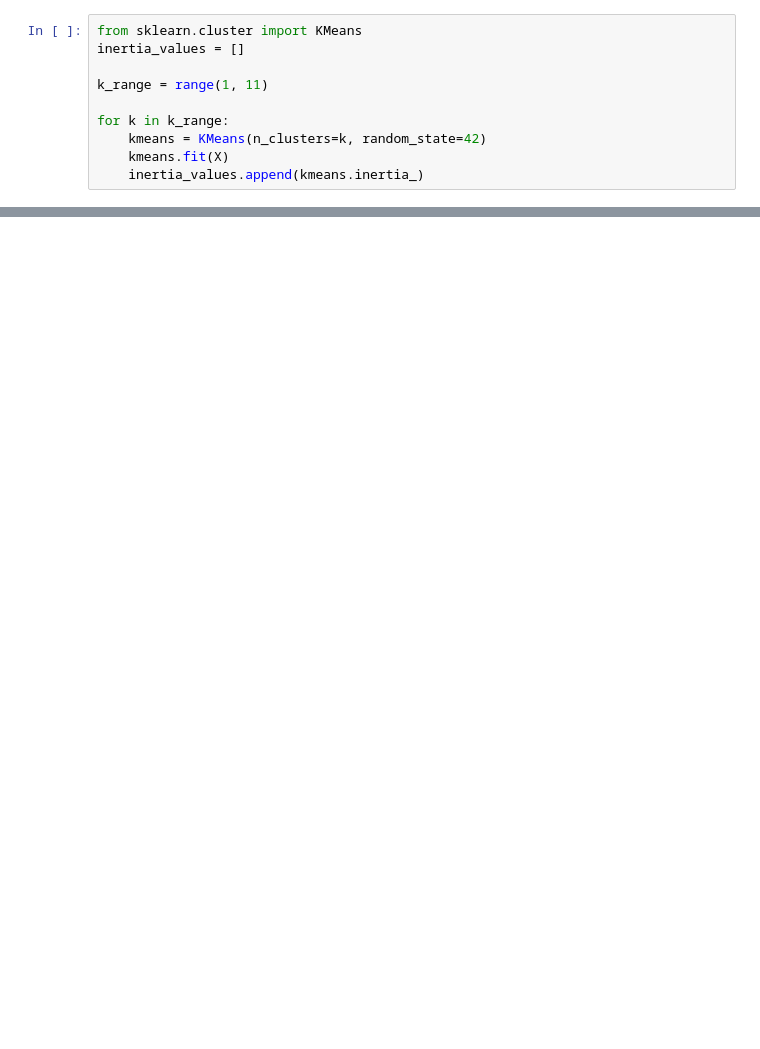
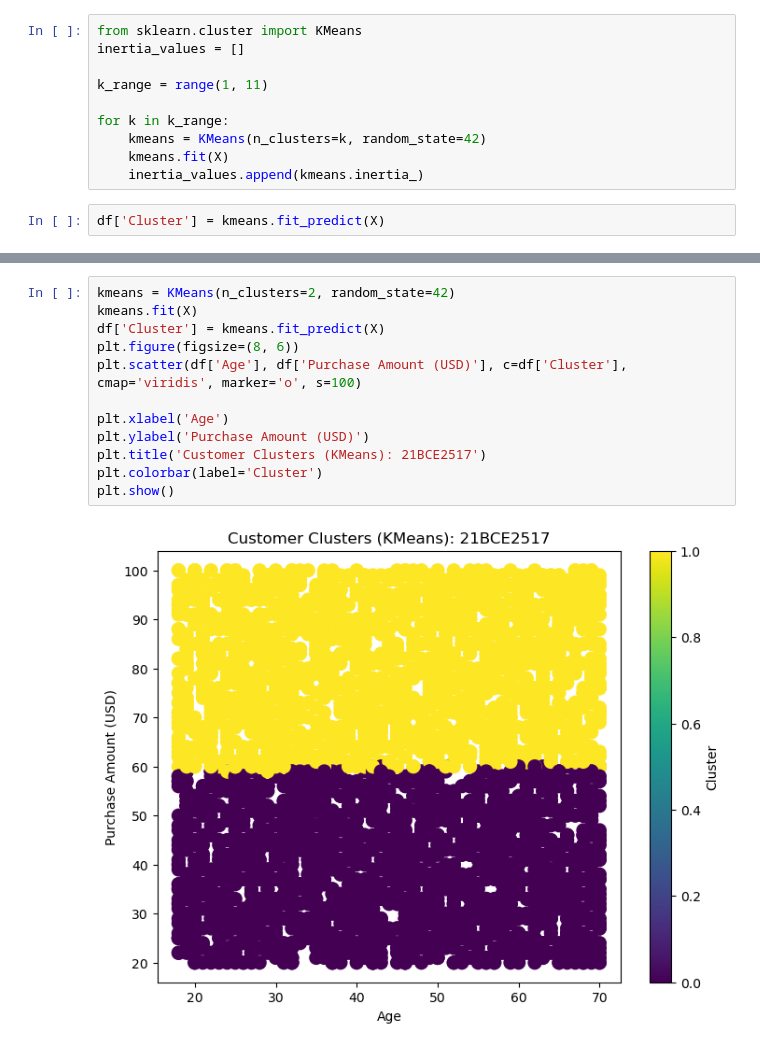
Before and after one commit to pxndey/machine_learning_lab, a Jupyter notebook: DA3_Q02.ipynb, the cells around one changed output, grey strips where cells are left out. Cells and saved outputs as stored; diff of their text form; blank space fills up the shorter version.

```diff
--- a/DA3_Q02.ipynb
+++ b/DA3_Q02.ipynb
@@ -84,6 +91,8 @@ for k in k_range:
     kmeans = KMeans(n_clusters=k, random_state=42)
     kmeans.fit(X)
     inertia_values.append(kmeans.inertia_)
+# %%
+df['Cluster'] = kmeans.fit_predict(X)
 # %%
 plt.figure(figsize=(8, 6))
 plt.plot(k_range, inertia_values, 'bo-', markersize=8)
@@ -95,0 +105,14 @@ plt.show()
+# %%
+kmeans = KMeans(n_clusters=2, random_state=42)
+kmeans.fit(X)
+df['Cluster'] = kmeans.fit_predict(X)
+plt.figure(figsize=(8, 6))
+plt.scatter(df['Age'], df['Purchase Amount (USD)'], c=df['Cluster'], cmap='viridis', marker='o', s=100)
+
+plt.xlabel('Age')
+plt.ylabel('Purchase Amount (USD)')
+plt.title('Customer Clusters (KMeans): 21BCE2517')
+plt.colorbar(label='Cluster')
+plt.show()
+# %% [output]
+[figure, added]
```
Also changed, not shown: parts of 2 cells of this notebook.
